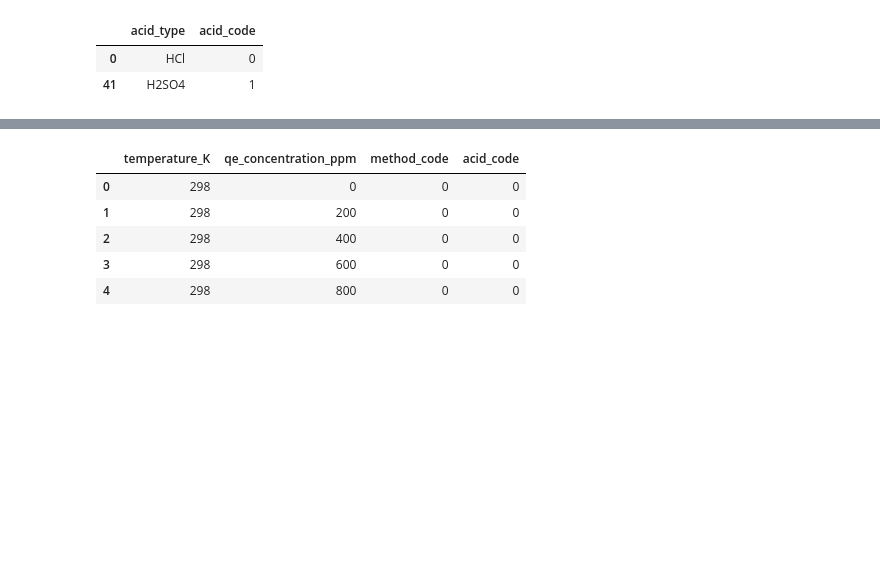
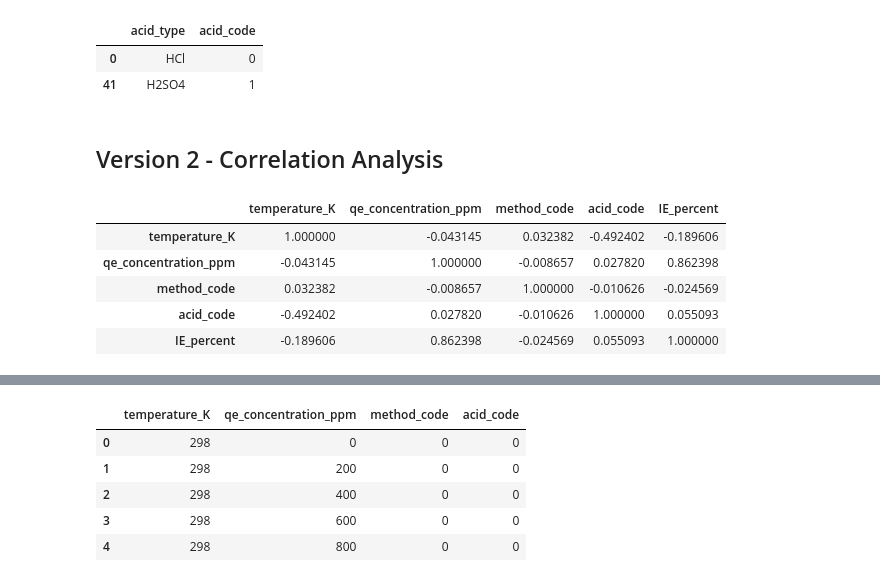
Before and after one commit to golafshani1985/ai-corrosion-quince, a Jupyter notebook: notebooks/01_baseline_model.ipynb, the cells around one changed output, grey strips where cells are left out. Drawn from its saved outputs; the diff is of its cells as text; code cells hidden in the pictures; blank space fills up the shorter version.

```diff
--- a/notebooks/01_baseline_model.ipynb
+++ b/notebooks/01_baseline_model.ipynb
@@ -44,3 +45,5 @@ df1[["acid_type", "acid_code"]].drop_duplicates()
 |  | acid_type | acid_code |
 | 0 | HCl | 0 |
 | 41 | H2SO4 | 1 |
+# %% [markdown]
+## Version 2 - Correlation Analysis
@@ -46,0 +53,9 @@ df1[["acid_type", "acid_code"]].drop_duplicates()
+# %%
+correlation_matrix
+# %% [output]
+|  | temperature_K | qe_concentration_ppm | method_code | acid_code | IE_percent |
+| temperature_K | 1.000000 | -0.043145 | 0.032382 | -0.492402 | -0.189606 |
+| qe_concentration_ppm | -0.043145 | 1.000000 | -0.008657 | 0.027820 | 0.862398 |
+| method_code | 0.032382 | -0.008657 | 1.000000 | -0.010626 | -0.024569 |
+| acid_code | -0.492402 | 0.027820 | -0.010626 | 1.000000 | 0.055093 |
+| IE_percent | -0.189606 | 0.862398 | -0.024569 | 0.055093 | 1.000000 |
```
Also changed, not shown: parts of 3 cells of this notebook, 2 other files.
